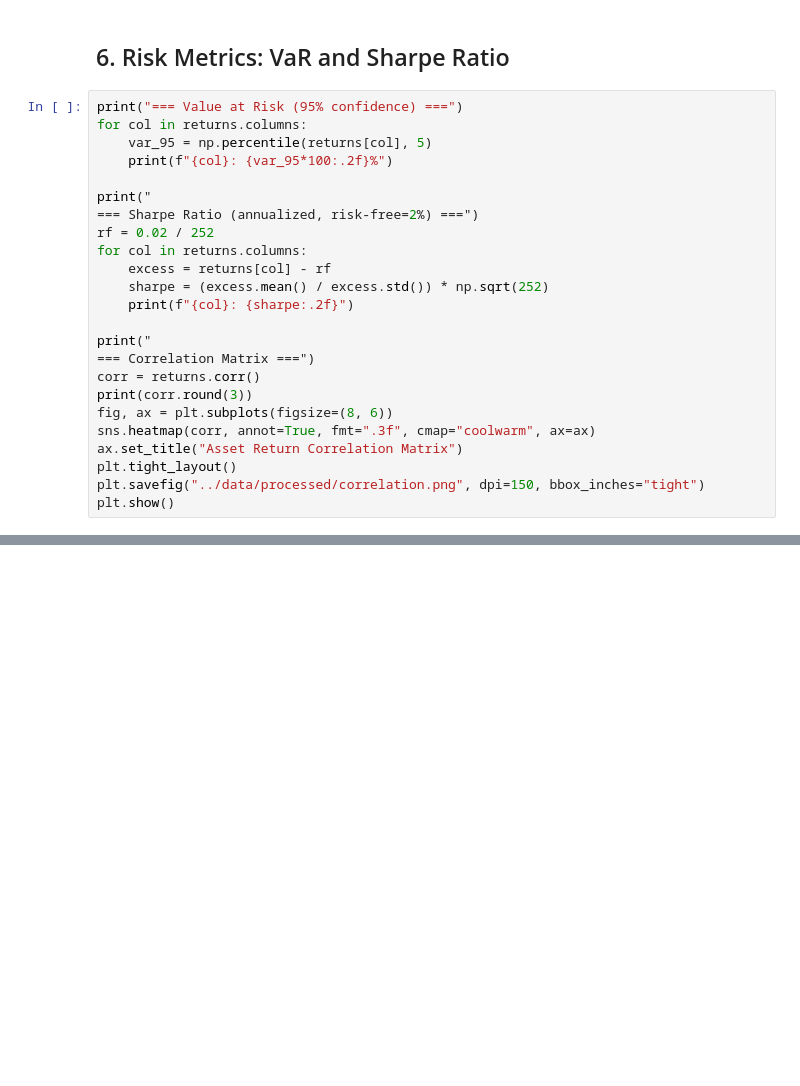
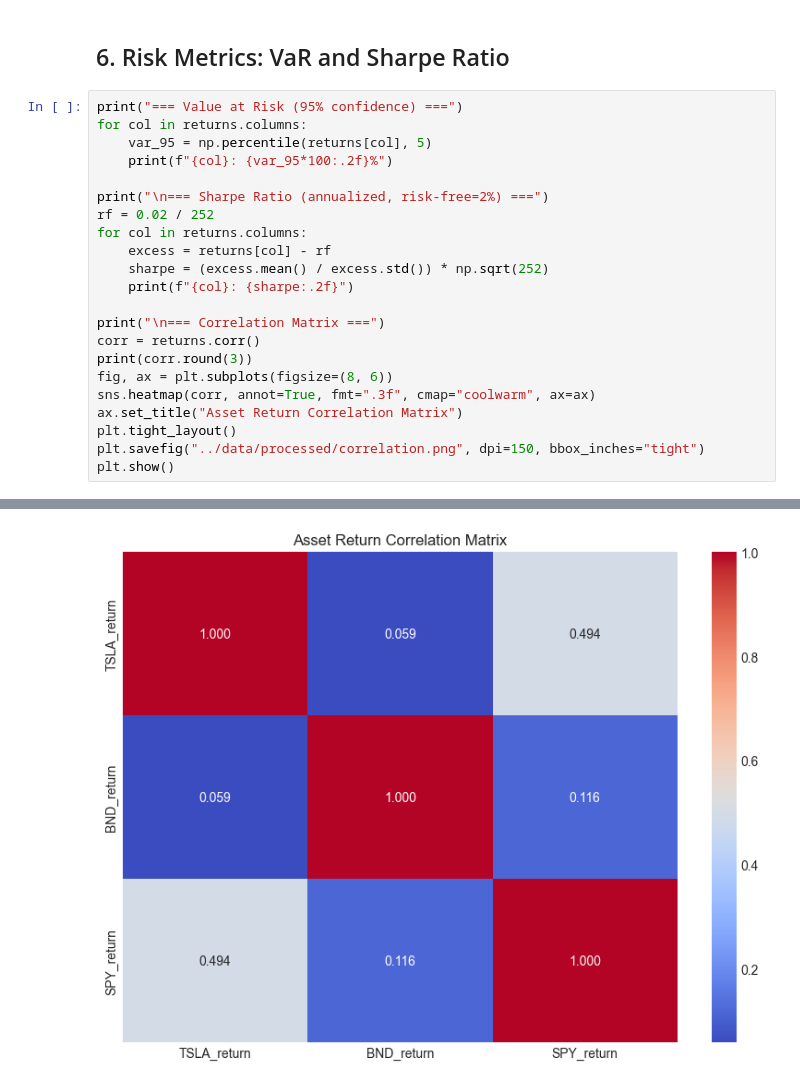
Before and after one commit to rah-salah/portfolio-optimization, a Jupyter notebook: notebooks/eda_preprocessing.ipynb, the cells around one changed output, grey strips where cells are left out. Saved outputs shown, nothing was run; the diff lists cells and outputs as text; blank space fills up the shorter version.

```diff
--- a/notebooks/eda_preprocessing.ipynb
+++ b/notebooks/eda_preprocessing.ipynb
@@ -100,16 +153,14 @@ for col in returns.columns:
     var_95 = np.percentile(returns[col], 5)
     print(f"{col}: {var_95*100:.2f}%")
 
-print("
-=== Sharpe Ratio (annualized, risk-free=2%) ===")
+print("\n=== Sharpe Ratio (annualized, risk-free=2%) ===")
 rf = 0.02 / 252
 for col in returns.columns:
     excess = returns[col] - rf
     sharpe = (excess.mean() / excess.std()) * np.sqrt(252)
     print(f"{col}: {sharpe:.2f}")
 
-print("
-=== Correlation Matrix ===")
+print("\n=== Correlation Matrix ===")
 corr = returns.corr()
 print(corr.round(3))
 fig, ax = plt.subplots(figsize=(8, 6))
@@ -118,3 +169,4 @@ ax.set_title("Asset Return Correlation Matrix")
 plt.tight_layout()
 plt.savefig("../data/processed/correlation.png", dpi=150, bbox_inches="tight")
 plt.show()
+# %% [output]
@@ -120,0 +188 @@ plt.show()
+[figure, added]
```
Also changed, not shown: parts of 7 cells of this notebook, 4 other files.
